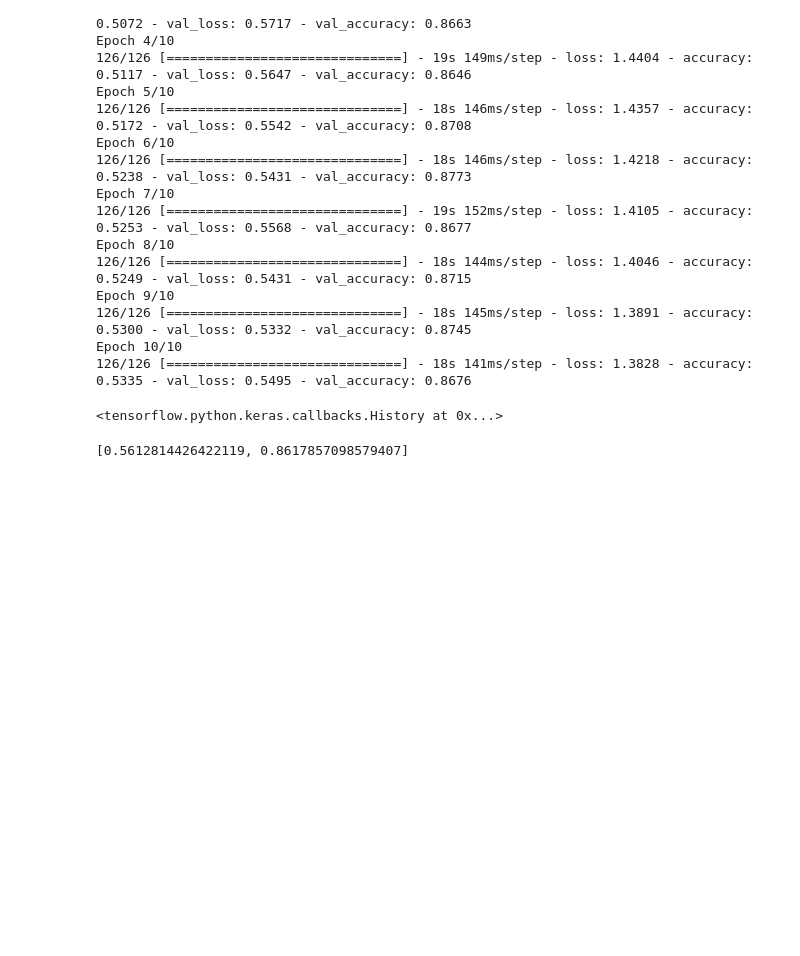
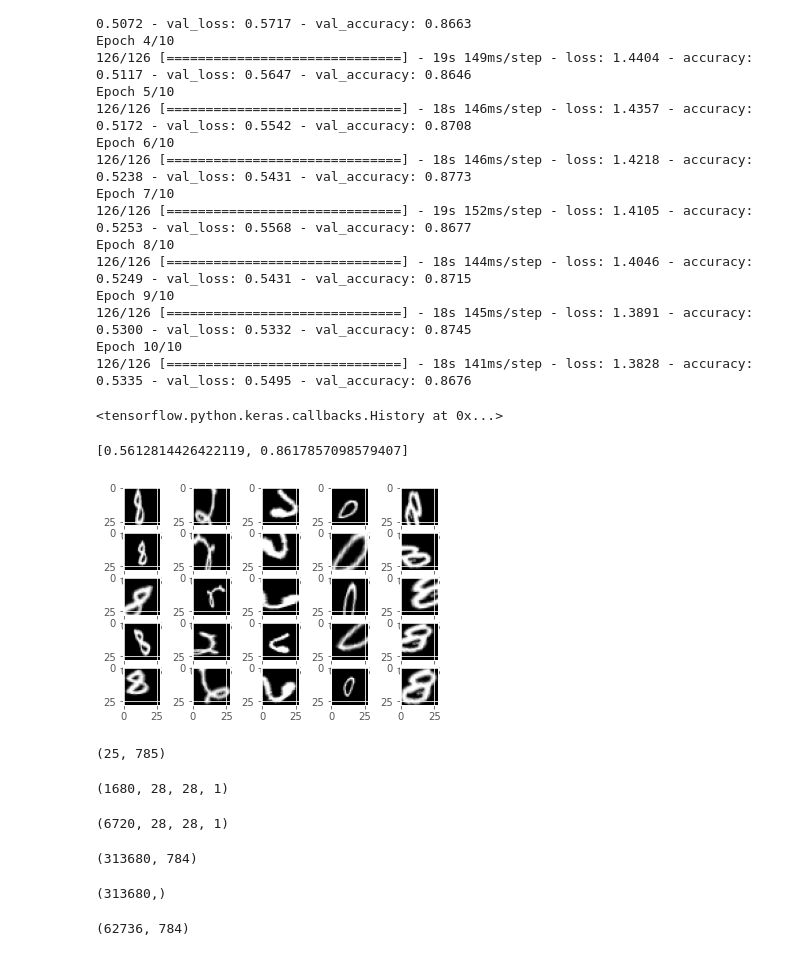
Before and after one commit to kryukovaeks/Data-Science-for-business-EPFL-course, a Jupyter notebook: A4.ipynb, the cells around one changed output. Saved outputs shown, nothing was run; the diff lists cells and outputs as text; code cells hidden in the pictures; blank space fills up the shorter version.

Commit message:
A4
ImageDataGenerator

```diff
--- a/A4.ipynb
+++ b/A4.ipynb
@@ -1383,7 +1383,7 @@ tensorflow.keras.utils.plot_model(
 #split again the primary data to ensure
 np.random.seed(0)
 X_norm_expand=np.expand_dims(X_norm, axis=-1)
-train_images, test_images,train_labels,  test_labels=train_test_split(X_norm_expand,y_one_hot,test_size=0.2,stratify=y)
+train_images, test_images,train_labels,  test_labels=train_test_split(X_norm_expand,y_one_hot,test_size=0.2,stratify=y_one_hot)
 # %%
 train_images.shape
 # %% [output]
@@ -1611,3 +1611,40 @@ results2
 #accuracy of cnn =862%
 # %%
 train_data_gen
+# %%
+augmented_data = []
+num_augmented = 0
+batch = 200
+augmented_labels=[]
+x,y=train_images[0:5,:,:,:], train_labels.iloc[0:5,:].idxmax(1).values
+for X_batch, y_batch in image_gen_train.flow(x,y,  batch_size=200, shuffle=False,):
+    augmented_data.append(X_batch)
+    augmented_labels.append(y_batch)
+    num_augmented += 1
+    if num_augmented == x.shape[0]:
+        break
+augmented_data = np.concatenate(augmented_data) #final shape = (25,28,28,1)
+augmented_labels = np.concatenate(augmented_labels)
+
+
+#Lets take a look at augmented images
+for index, image in enumerate(augmented_data):
+    plt.subplot(5, 5, index + 1)
+    plt.imshow(np.reshape(image, (28,28)), cmap=plt.cm.gray)
+
+
+# reshaping and converting to df
+augmented_data_reshaped = augmented_data.reshape(25, 784)
+augmented_dataframe = pd.DataFrame(augmented_data_reshaped)
+# inserting labels in df
+augmented_dataframe.insert(0, "label", augmented_labels)
+#header = list(train.columns.values)
+#augmented_dataframe.columns = header
+# write
+#augmented_dataframe.to_csv("augmented.csv")
+# %% [output]
+[figure, added]
+# %%
+augmented_dataframe.shape
+# %% [output]
+(25, 785)
@@ -1613,0 +1658,8 @@ train_data_gen
+# %%
+aug_train_images.shape
+# %% [output]
+(1680, 28, 28, 1)
+# %%
+aug_test_images.shape
+# %% [output]
+(6720, 28, 28, 1)
@@ -1613,0 +1685,8 @@ train_data_gen
+# %%
+augmented_dataframe.shape
+# %% [output]
+(313680, 784)
+# %%
+augmented_labels.shape
+# %% [output]
+(313680,)
@@ -1613,0 +1697,4 @@ train_data_gen
+# %%
+aug_train_train_images.shape
+# %% [output]
+(62736, 784)
```
Also changed, not shown: parts of 8 cells of this notebook.
